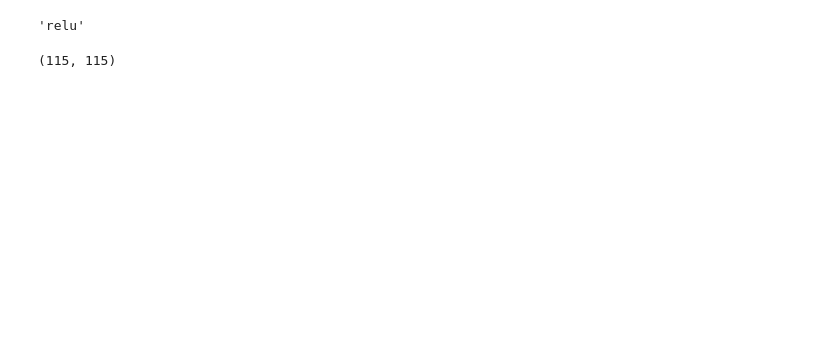
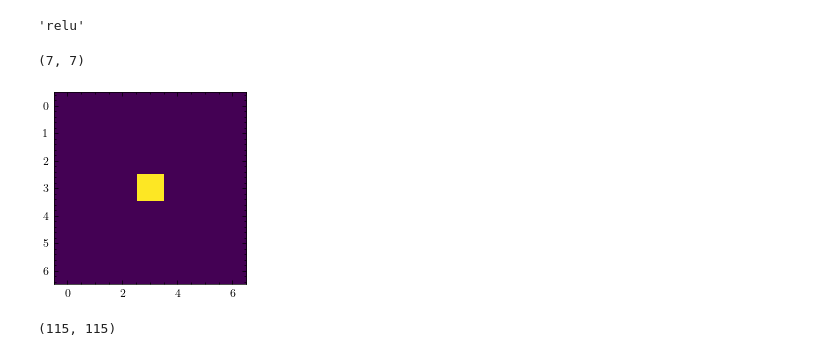
Before and after one commit to liamaltarac/miv_cvpr, a Jupyter notebook: propagation_unipolar/prop_uni_single_pixel_2x2_relu.ipynb, the cells around one changed output. Saved outputs shown, nothing was run; the diff lists cells and outputs as text; code cells hidden in the pictures; blank space fills up the shorter version.

```diff
--- a/propagation_unipolar/prop_uni_single_pixel_2x2_relu.ipynb
+++ b/propagation_unipolar/prop_uni_single_pixel_2x2_relu.ipynb
@@ -55,6 +63,21 @@ step =   4 # Plot axis step
 tf.nn.relu.__name__
 # %% [output]
 'relu'
+# %%
+d = 7
+mid = d//2
+img = np.zeros((d,d)) # cv2.imread('input4.png', 0)/255.
+
+mid = img.shape[0]//2
+img[mid, mid] = 1.
+print(img.shape)
+
+
+plt.imshow(img)
+plt.savefig("test_pixel.pdf")
+# %% [output]
+(7, 7)
+[figure, added]
 # %%
 # Single pixel input
 
```
Also changed, not shown: parts of 4 cells of this notebook, 14 other files.
